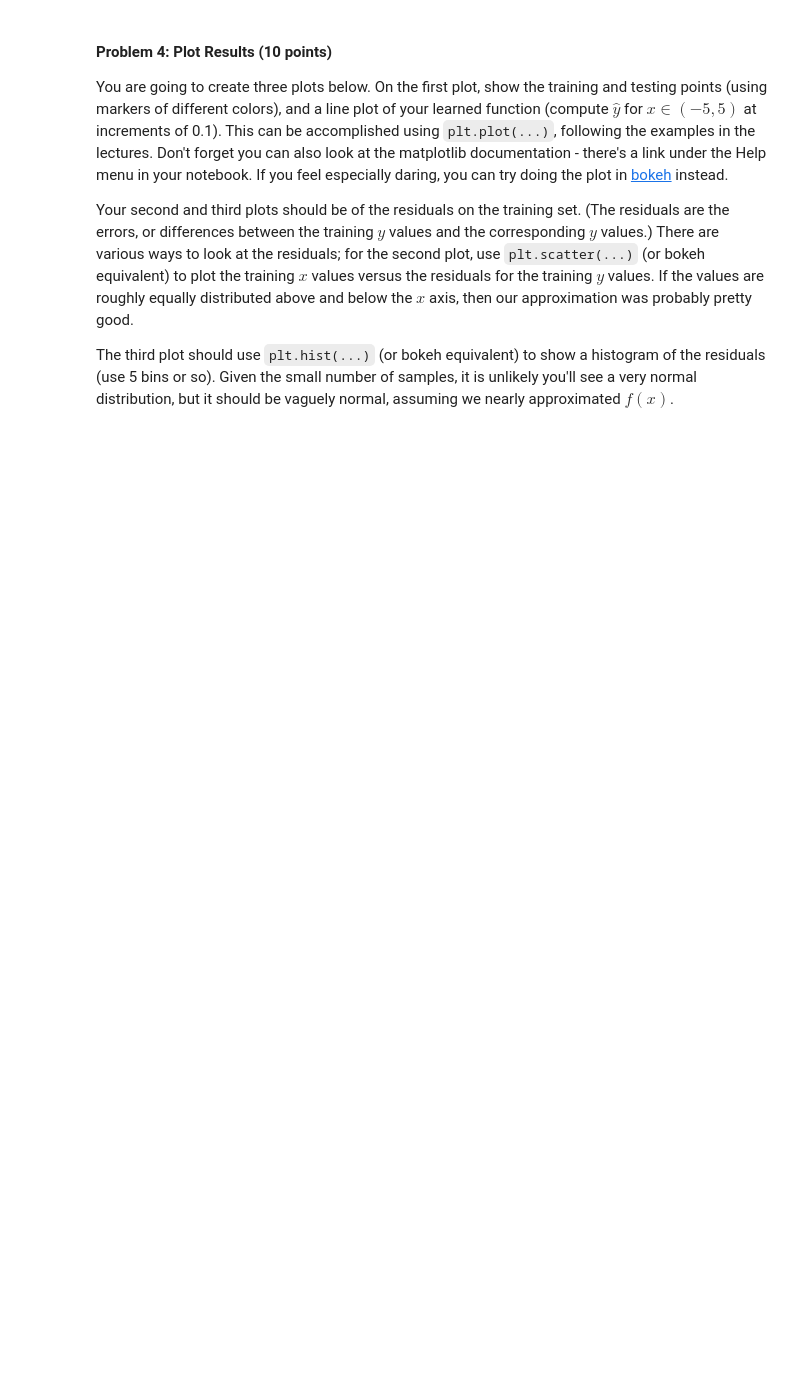
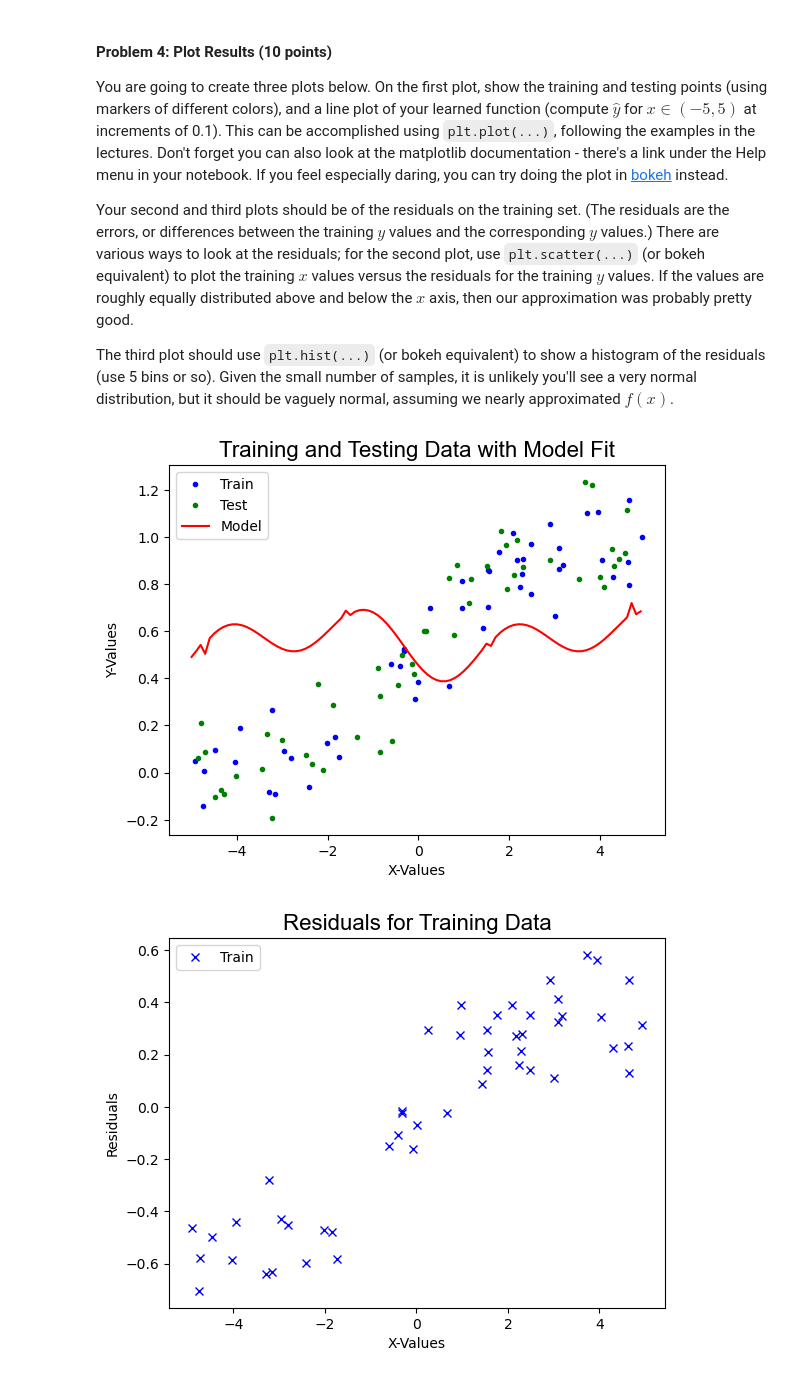
Before and after one commit to evanernst00/MinesCoding, a Jupyter notebook: CSCI303/Assignments/03-fitting.ipynb, the cells around one changed output. Cells and saved outputs as stored; diff of their text form; code cells hidden in the pictures; blank space fills up the shorter version.

```diff
--- a/CSCI303/Assignments/03-fitting.ipynb
+++ b/CSCI303/Assignments/03-fitting.ipynb
@@ -121,0 +136,11 @@ Use your `lr` function above to compute a solution, then using your solution ($\
+# %%
+# YOUR CODE HERE - FINISH THIS
+w = lr(Phi, trainY)
+
+train_MSE = np.mean((trainY - (phi(trainX) @ w)) ** 2)
+test_MSE = np.mean((trainY - (phi(testX) @ w)) ** 2)
+
+train_RMSE = np.sqrt(train_MSE)
+test_RMSE = np.sqrt(test_MSE)
+
+print(f"Train MSE: {train_MSE} \nTest MSE: {test_MSE} \nTrain RMSE: {train_RMSE} \nTest RMSE: {test_RMSE}")
@@ -134,0 +161,30 @@ y_hat =
+# %%
+#hint, you will need something like this (feel free to change), to get the x∈(−5,5) at increments of 0.1
+X = np.arange(-5,5,0.1)
+y_hat = phi(X) @ w
+
+# YOUR CODE HERE - FINISH THIS
+plt.plot(trainX, trainY, 'b.', label='Train');
+plt.plot(testX, testY, 'g.', label='Test');
+plt.plot(X, y_hat, 'r-', label='Model')
+plt.xlabel('X-Values');
+plt.ylabel('Y-Values');
+plt.legend();
+plt.title('Training and Testing Data with Model Fit', font='Arial', fontsize=16);
+plt.show()
+
+plt.plot(trainX, (trainY - (phi(trainX) @ w)), 'bx', label='Train');
+plt.xlabel('X-Values');
+plt.ylabel('Residuals');
+plt.legend();
+plt.title('Residuals for Training Data', font='Arial', fontsize=16);
+plt.show()
+
+plt.hist((trainY - (phi(trainX) @ w)), bins=5);
+plt.xlabel('Residuals');
+plt.ylabel('Frequency');
+plt.title('Histogram of Residuals for Training Data', font='Arial', fontsize=16);
+plt.show()
+# %% [output]
+[figure, added]
+[figure, added]
```
Also changed, not shown: parts of 7 cells of this notebook.
